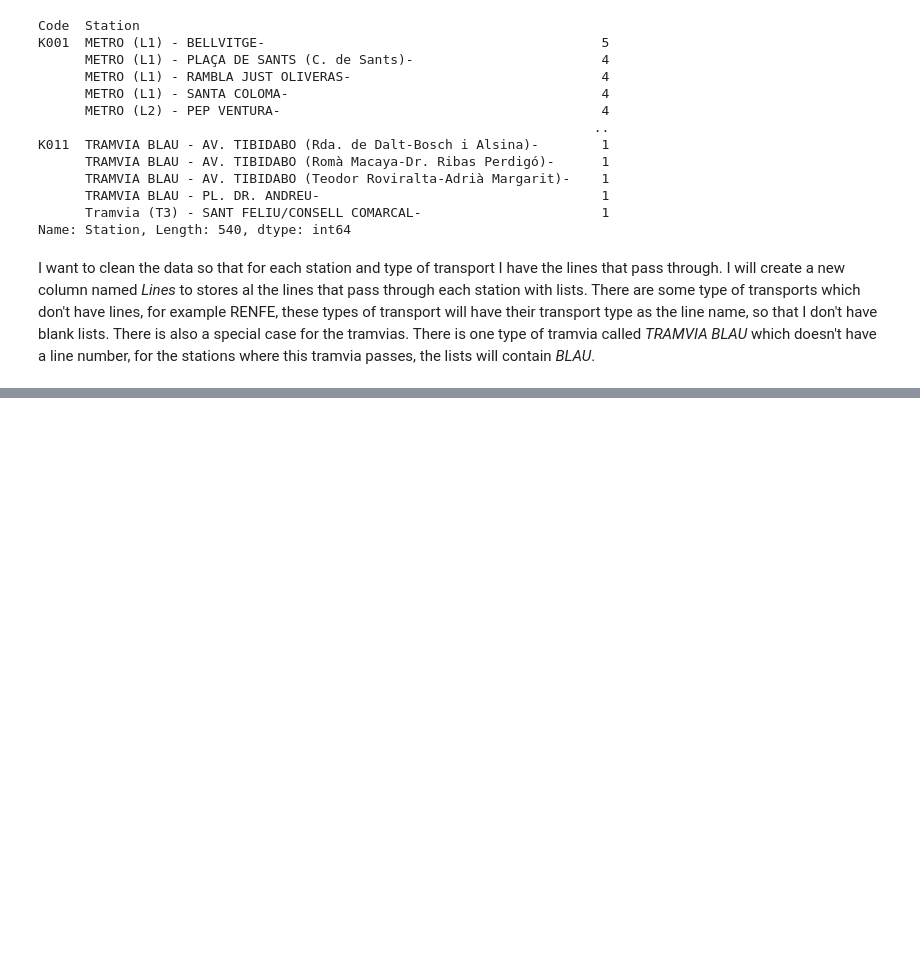
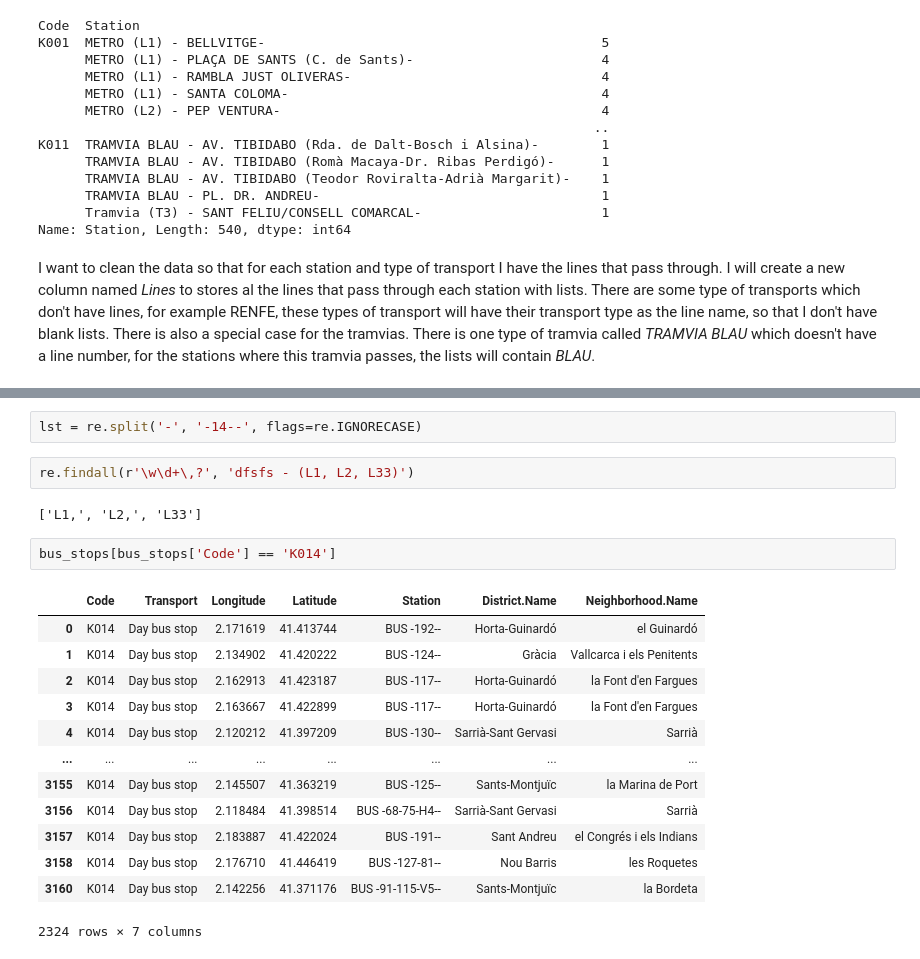
Before and after one commit to gehll/Midterm-project, a Jupyter notebook: data/clean.ipynb, the cells around one changed output, grey strips where cells are left out. Drawn from its saved outputs; the diff is of its cells as text; blank space fills up the shorter version.

```diff
--- a/data/clean.ipynb
+++ b/data/clean.ipynb
@@ -225,0 +236,22 @@ IndentationError: expected an indented block after 'if' statement on line 4 (138
+# %%
+lst = re.split('-', '-14--', flags=re.IGNORECASE)
+# %%
+re.findall(r'\w\d+\,?', 'dfsfs - (L1, L2, L33)')
+# %% [output]
+['L1,', 'L2,', 'L33']
+# %%
+bus_stops[bus_stops['Code'] == 'K014']
+# %% [output]
+|  | Code | Transport | Longitude | Latitude | Station | District.Name | Neighborhood.Name |
+| 0 | K014 | Day bus stop | 2.171619 | 41.413744 | BUS -192-- | Horta-Guinardó | el Guinardó |
+| 1 | K014 | Day bus stop | 2.134902 | 41.420222 | BUS -124-- | Gràcia | Vallcarca i els Penitents |
+| 2 | K014 | Day bus stop | 2.162913 | 41.423187 | BUS -117-- | Horta-Guinardó | la Font d'en Fargues |
+| 3 | K014 | Day bus stop | 2.163667 | 41.422899 | BUS -117-- | Horta-Guinardó | la Font d'en Fargues |
+| 4 | K014 | Day bus stop | 2.120212 | 41.397209 | BUS -130-- | Sarrià-Sant Gervasi | Sarrià |
+| ... | ... | ... | ... | ... | ... | ... | ... |
+| 3155 | K014 | Day bus stop | 2.145507 | 41.363219 | BUS -125-- | Sants-Montjuïc | la Marina de Port |
+| 3156 | K014 | Day bus stop | 2.118484 | 41.398514 | BUS -68-75-H4-- | Sarrià-Sant Gervasi | Sarrià |
+| 3157 | K014 | Day bus stop | 2.183887 | 41.422024 | BUS -191-- | Sant Andreu | el Congrés i els Indians |
+| 3158 | K014 | Day bus stop | 2.176710 | 41.446419 | BUS -127-81-- | Nou Barris | les Roquetes |
+| 3160 | K014 | Day bus stop | 2.142256 | 41.371176 | BUS -91-115-V5-- | Sants-Montjuïc | la Bordeta |
+2324 rows × 7 columns
```
Also changed, not shown: parts of 2 cells of this notebook.
